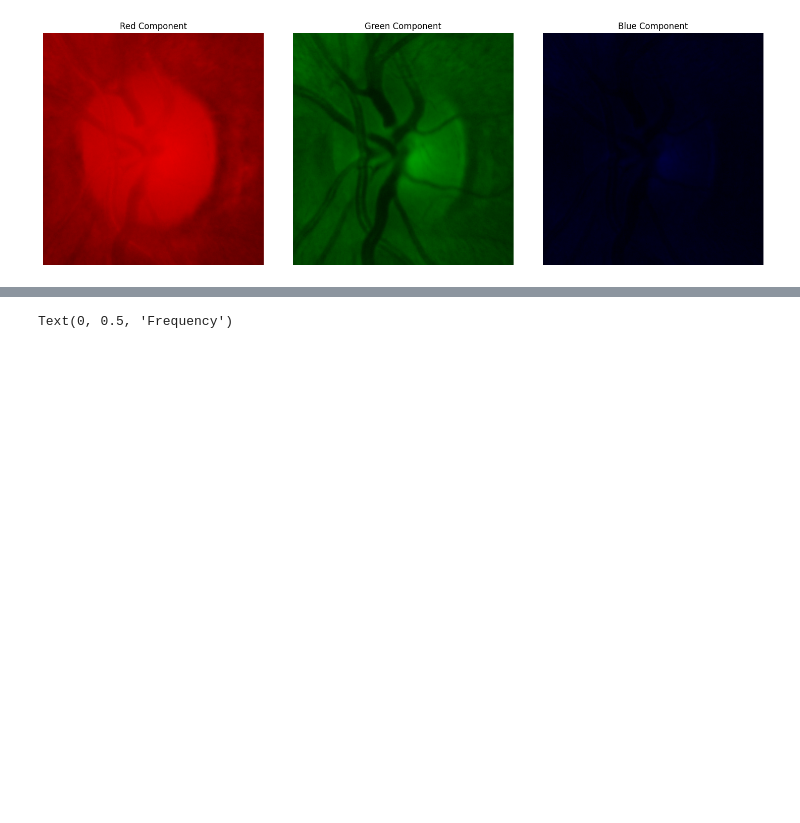
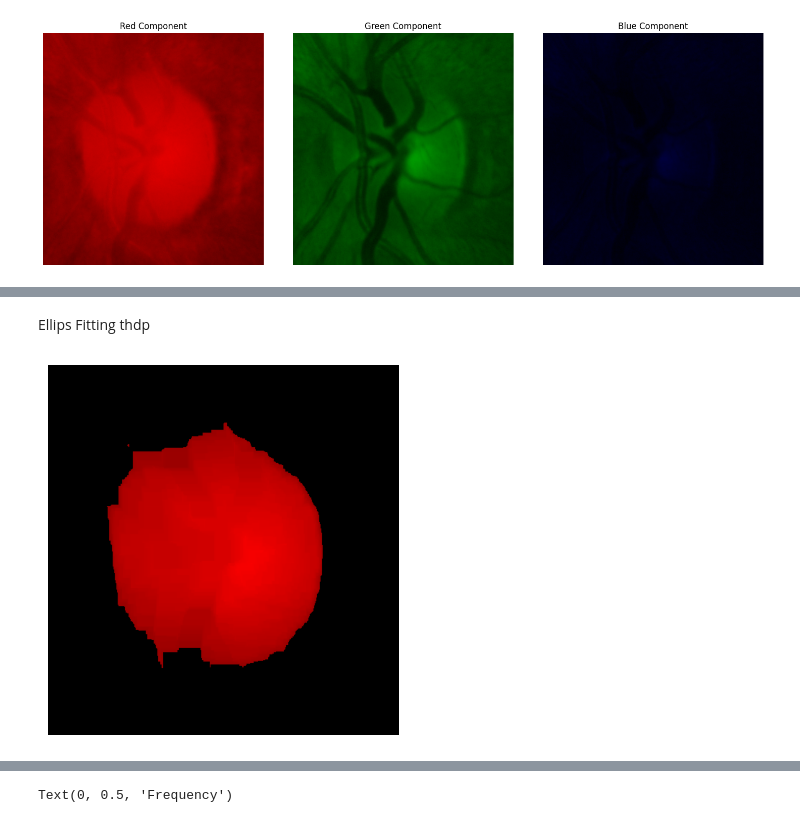
Before and after one commit to wikan1602/od_segmentation, a Jupyter notebook: hist_match.ipynb, the cells around one changed output, grey strips where cells are left out. Cells and saved outputs as stored; diff of their text form; code cells hidden in the pictures; blank space fills up the shorter version.

```diff
--- a/hist_match.ipynb
+++ b/hist_match.ipynb
@@ -234,0 +317,28 @@ plt.show()
+# %% [markdown]
+Ellips Fitting thdp
+# %%
+# Konversi citra ke grayscale
+gray = cv2.cvtColor(closed_image, cv2.COLOR_BGR2GRAY)
+
+# Terapkan threshold untuk binarisasi citra
+_, binary = cv2.threshold(gray, 127, 255, cv2.THRESH_BINARY)
+
+# Temukan kontur dalam citra binarized
+contours, _ = cv2.findContours(binary, cv2.RETR_TREE, cv2.CHAIN_APPROX_SIMPLE)
+
+# Gambar ellips pada citra asli
+image_with_ellips = closed_image.copy()
+for contour in contours:
+    if len(contour) >= 5:
+        ellipse = cv2.fitEllipse(contour)
+        cv2.ellipse(image_with_ellips, ellipse, (0, 255, 0), 2)
+
+# Konversi citra OpenCV menjadi citra yang dapat ditampilkan oleh Matplotlib
+image_with_ellips_rgb = cv2.cvtColor(image_with_ellips, cv2.COLOR_BGR2RGB)
+
+# Tampilkan citra dengan ellips menggunakan Matplotlib
+plt.imshow(image_with_ellips_rgb)
+plt.axis('off')  # Sembunyikan sumbu
+plt.show()
+# %% [output]
+[figure, added]
```
Also changed, not shown: parts of 14 cells of this notebook.
